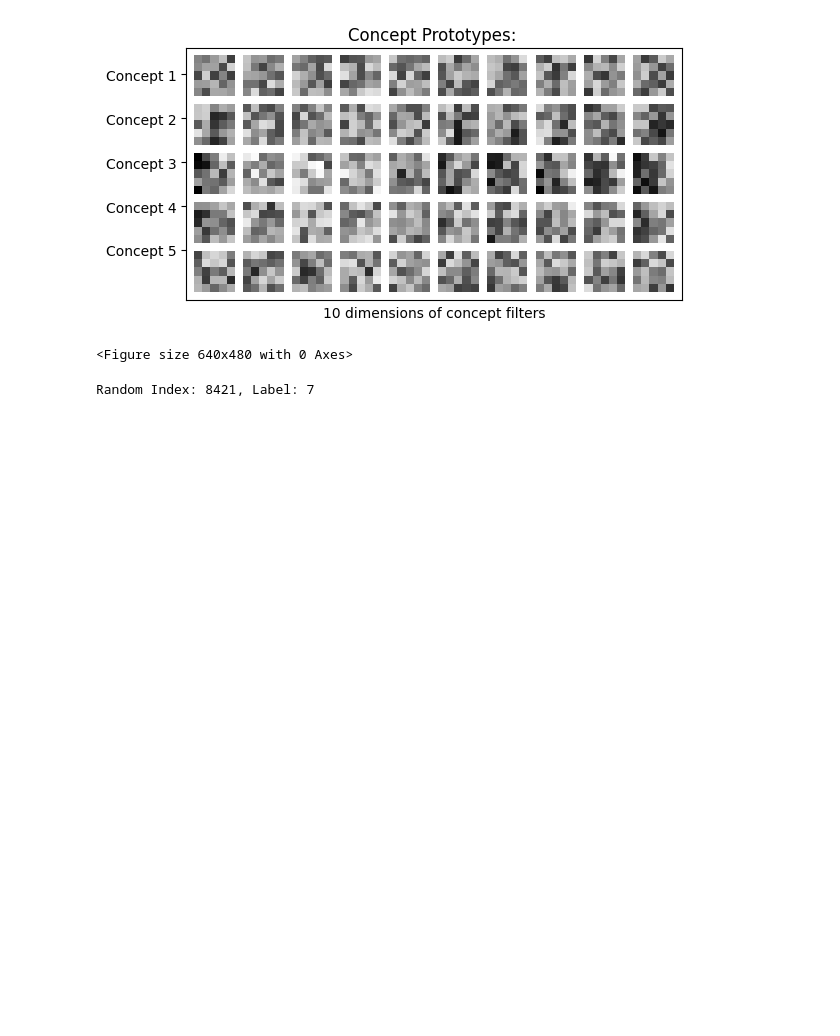
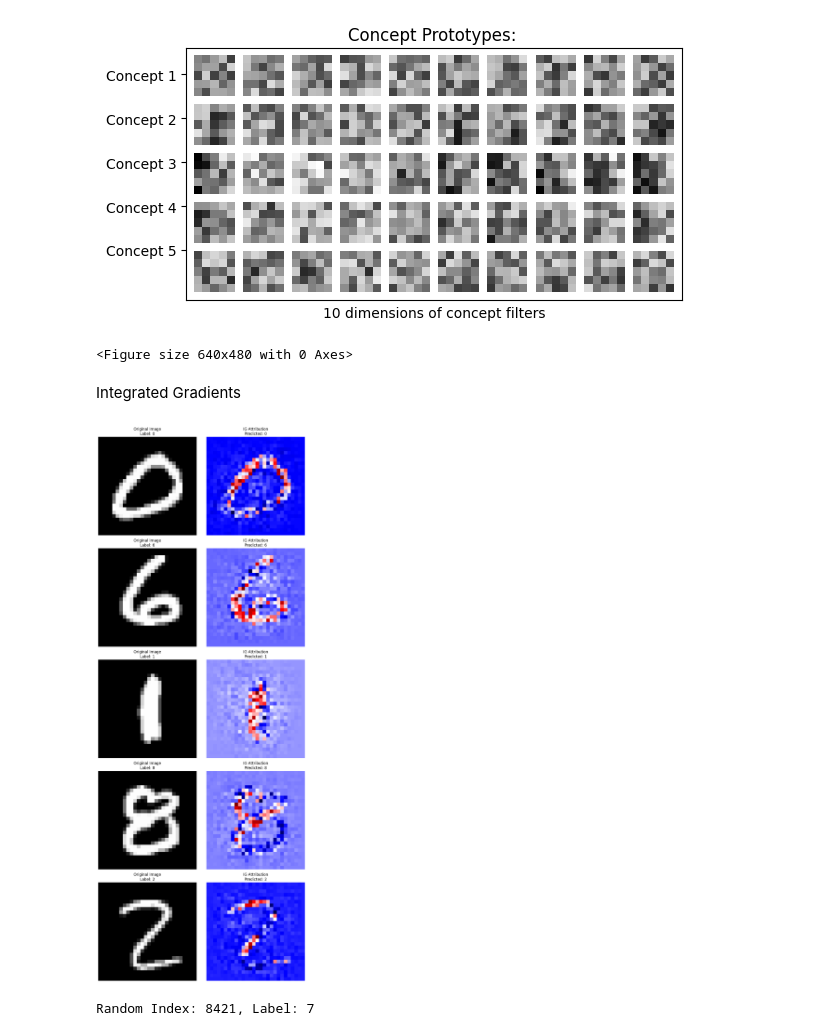
Before and after one commit to Ggenoni/SENN, a Jupyter notebook: training_SNEE.ipynb, the cells around one changed output. Saved outputs shown, nothing was run; the diff lists cells and outputs as text; code cells hidden in the pictures; blank space fills up the shorter version.

```diff
--- a/training_SNEE.ipynb
+++ b/training_SNEE.ipynb
@@ -301,6 +329,8 @@ show_prototypes(mnist_SENN, mnist_test_dl, 'filter')
 # %% [output]
 [figure]
 <Figure size 640x480 with 0 Axes>
+# %% [markdown]
+Integrated Gradients
 # %%
 import torch
 from captum.attr import IntegratedGradients
@@ -313,3 +347,53 @@ ig = IntegratedGradients(wrapped_model)
+# %%
+import torch
+import matplotlib.pyplot as plt
+
+# Number of random samples to analyze
+num_samples = 5
+
+# Get the dataset
+dataset = mnist_test_dl.dataset
+total_samples = len(dataset)
+
+# Randomly pick indices for the samples
+random_indices = torch.randint(0, total_samples, (num_samples,)).tolist()
+
+# Initialize the figure
+fig, axes = plt.subplots(num_samples, 2, figsize=(10, 5 * num_samples))
+
+for i, random_index in enumerate(random_indices):
+    # Retrieve the sample and label
+    sample_input, sample_label = dataset[random_index]
+
+    # Add batch dimension
+    sample_input = sample_input.unsqueeze(0)
+
+    # Pass the input through the model to get predictions
+    predictions = wrapped_model(sample_input)  # Use the wrapped model
+    predicted_label = torch.argmax(predictions, dim=1).item()  # Get the predicted class index
+
+    # Compute attributions for the predicted label
+    attributions = ig.attribute(sample_input, target=predicted_label)
+
+    # Convert tensors to numpy arrays for visualization
+    input_image = sample_input.squeeze().detach().numpy()
+    attributions = attributions.squeeze().detach().numpy()
+
+    # Plot the true image
+    axes[i, 0].imshow(input_image, cmap='gray')
+    axes[i, 0].set_title(f"Original Image\nLabel: {sample_label}")
+    axes[i, 0].axis('off')
+
+    # Plot the IG attribution map
+    axes[i, 1].imshow(attributions, cmap='seismic')
+    axes[i, 1].set_title(f"IG Attribution\nPredicted: {predicted_label}")
+    axes[i, 1].axis('off')
+
+# Adjust layout for better visualization
+plt.tight_layout()
+plt.show()
+# %% [output]
+[figure, added]
 # %%
 import torch
 
```
Also changed, not shown: parts of 21 cells of this notebook.
